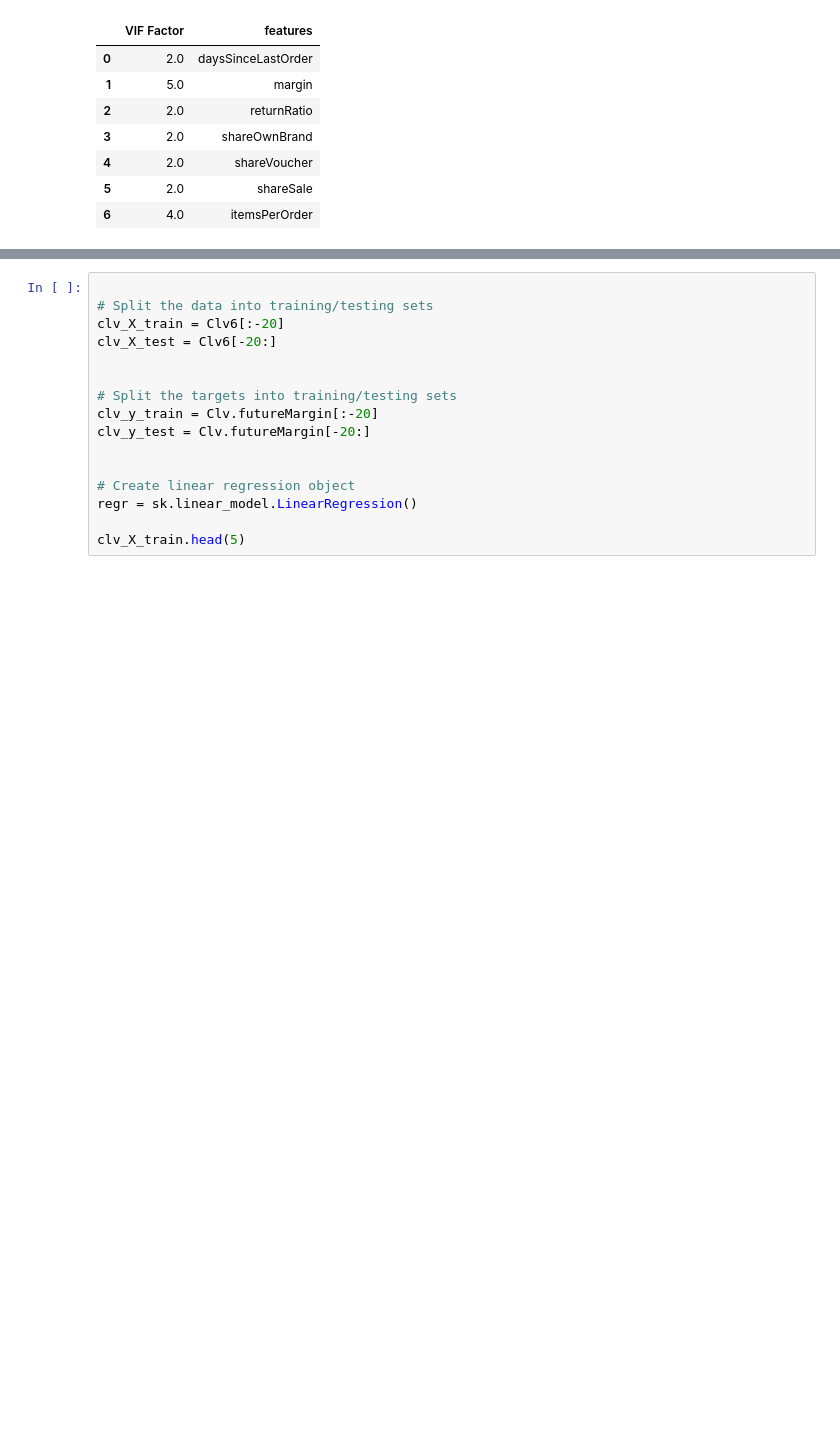
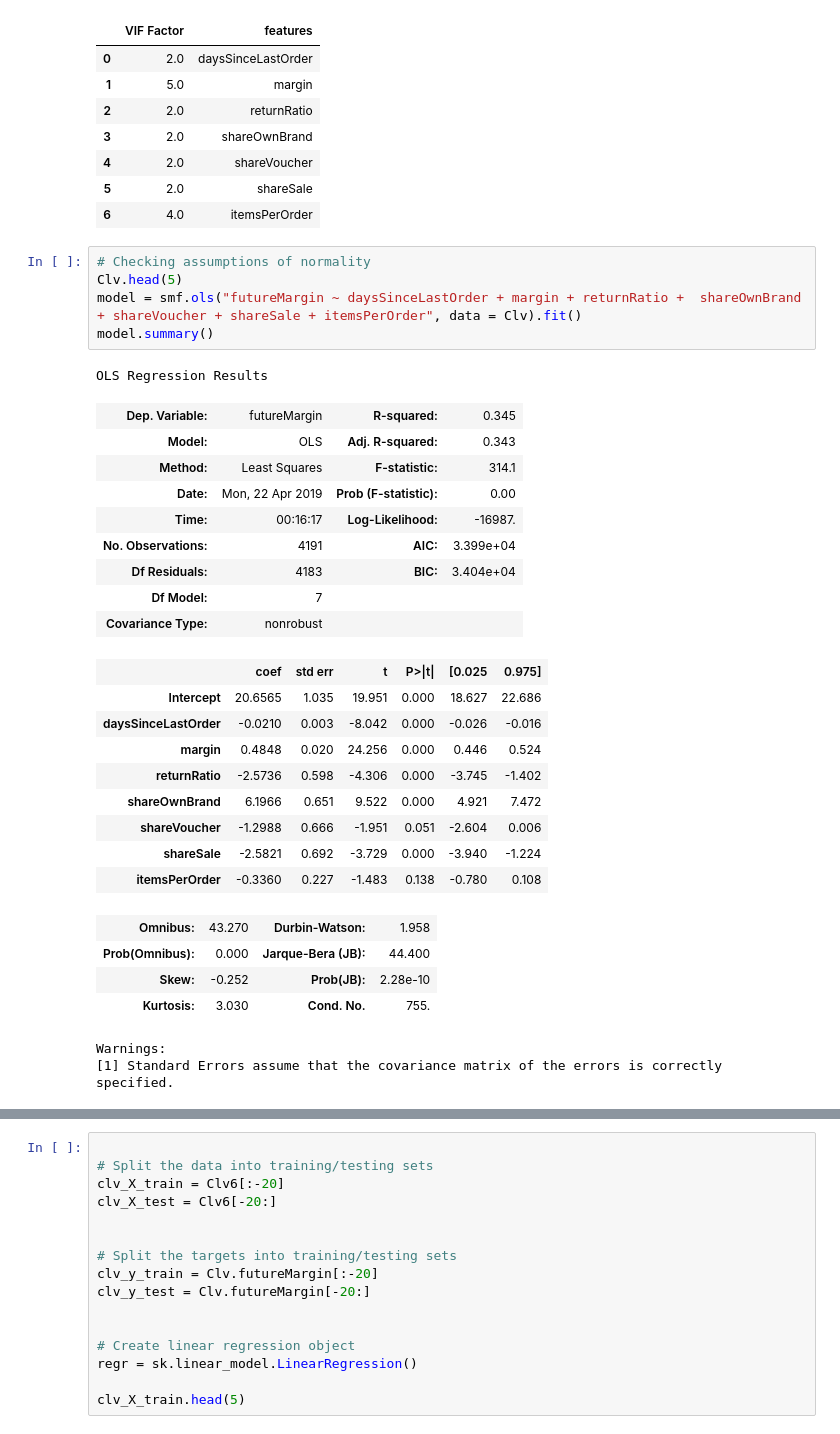
Before and after one commit to diyasuzanne/CustomerEngagementApps, a Jupyter notebook: CustomerLifetimeValue.ipynb, the cells around one changed output, grey strips where cells are left out. Cells and saved outputs as stored; diff of their text form; blank space fills up the shorter version.

```diff
--- a/CustomerLifetimeValue.ipynb
+++ b/CustomerLifetimeValue.ipynb
@@ -273,3 +278,34 @@ vif.round()
 | 4 | 2.0 | shareVoucher |
 | 5 | 2.0 | shareSale |
 | 6 | 4.0 | itemsPerOrder |
+# %%
+# Checking assumptions of normality
+Clv.head(5)
+model = smf.ols("futureMargin ~ daysSinceLastOrder + margin + returnRatio +  shareOwnBrand + shareVoucher + shareSale + itemsPerOrder", data = Clv).fit()
+model.summary()
+# %% [output]
+OLS Regression Results
+| Dep. Variable: | futureMargin | R-squared: | 0.345 |
+| Model: | OLS | Adj. R-squared: | 0.343 |
+| Method: | Least Squares | F-statistic: | 314.1 |
+| Date: | Mon, 22 Apr 2019 | Prob (F-statistic): | 0.00 |
+| Time: | 00:16:17 | Log-Likelihood: | -16987. |
+| No. Observations: | 4191 | AIC: | 3.399e+04 |
+| Df Residuals: | 4183 | BIC: | 3.404e+04 |
+| Df Model: | 7 |  |  |
+| Covariance Type: | nonrobust |  |  |
+|  | coef | std err | t | P>|t| | [0.025 | 0.975] |
+| Intercept | 20.6565 | 1.035 | 19.951 | 0.000 | 18.627 | 22.686 |
+| daysSinceLastOrder | -0.0210 | 0.003 | -8.042 | 0.000 | -0.026 | -0.016 |
+| margin | 0.4848 | 0.020 | 24.256 | 0.000 | 0.446 | 0.524 |
+| returnRatio | -2.5736 | 0.598 | -4.306 | 0.000 | -3.745 | -1.402 |
+| shareOwnBrand | 6.1966 | 0.651 | 9.522 | 0.000 | 4.921 | 7.472 |
+| shareVoucher | -1.2988 | 0.666 | -1.951 | 0.051 | -2.604 | 0.006 |
+| shareSale | -2.5821 | 0.692 | -3.729 | 0.000 | -3.940 | -1.224 |
+| itemsPerOrder | -0.3360 | 0.227 | -1.483 | 0.138 | -0.780 | 0.108 |
+| Omnibus: | 43.270 | Durbin-Watson: | 1.958 |
+| Prob(Omnibus): | 0.000 | Jarque-Bera (JB): | 44.400 |
+| Skew: | -0.252 | Prob(JB): | 2.28e-10 |
+| Kurtosis: | 3.030 | Cond. No. | 755. |
+Warnings:
+[1] Standard Errors assume that the covariance matrix of the errors is correctly specified.
```
Also changed, not shown: parts of 12 cells of this notebook.
